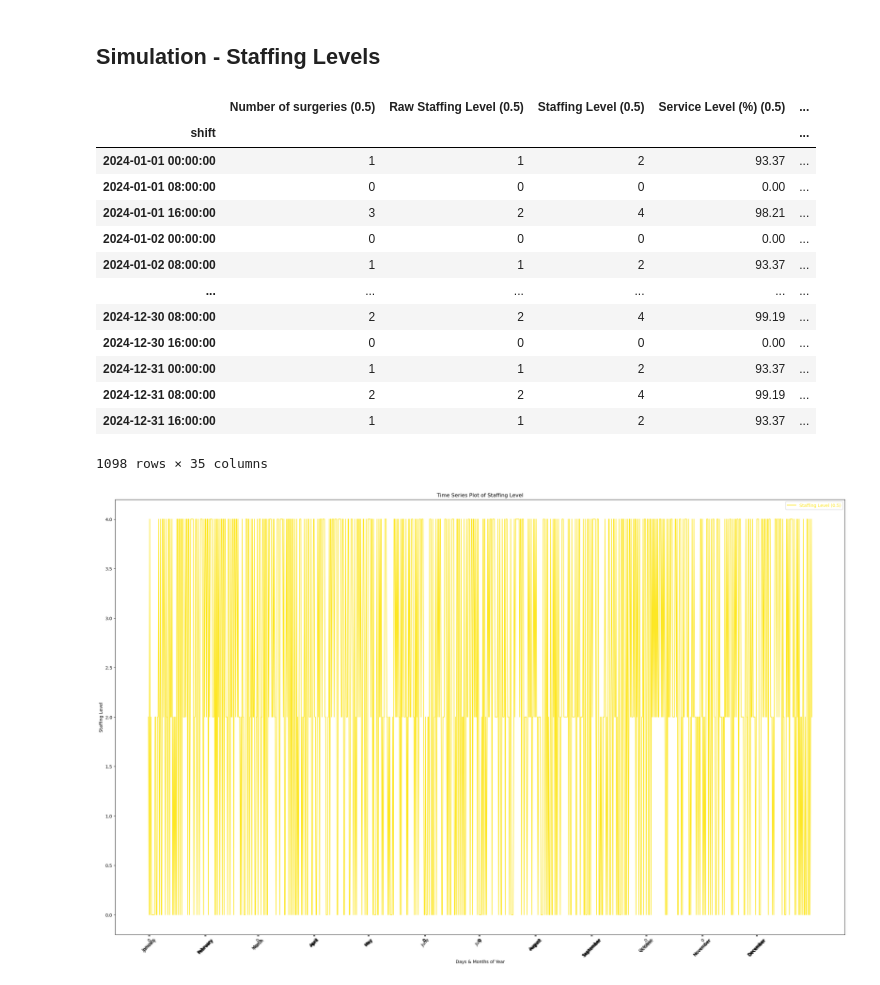
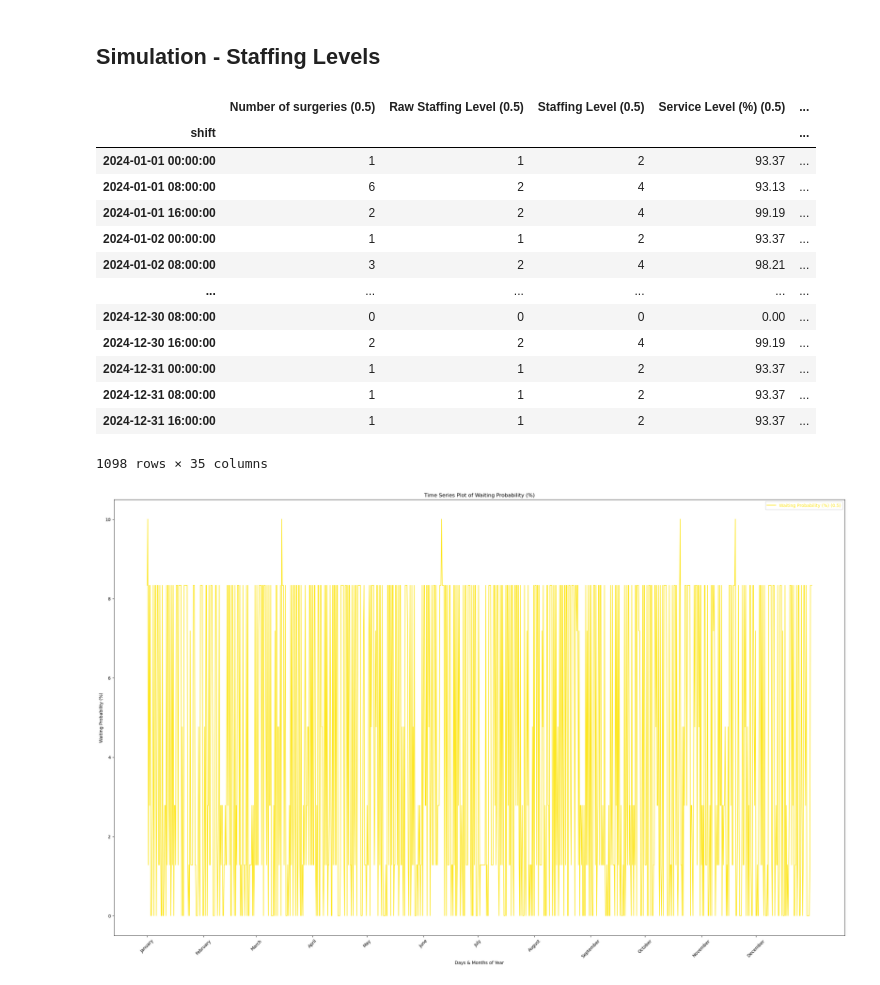
Before and after one commit to JoachimSvensson/HealthSector, a Jupyter notebook: FinalSchedules.ipynb, the cells around one changed output. Drawn from its saved outputs; the diff is of its cells as text; code cells hidden in the pictures.

Commit message:
Plot of shift demand done

```diff
--- a/FinalSchedules.ipynb
+++ b/FinalSchedules.ipynb
@@ -55,7 +55,7 @@ def update_values(row):
 
 def reverse_engineer_values(row):
     if row['day'] == 2:
-        row.iloc[:-1] = 0
+        row.iloc[:-3] = 0
     return row
 
 demand_df = demand_df.apply(update_values, axis=1)
@@ -105,26 +105,26 @@ staffing_levels.drop(['day', 'demand'], axis=1, inplace=True)
 # %%
 display(staffing_levels)
 month = 'All'
-observed_kpi = 'Staffing Level'
+observed_kpi = 'Waiting Probability (%)'
 aggregation_level = 'year'
 handling_times = [0.5]
 sim.create_staffing_levels_average_week_plot(staffing_levels=staffing_levels,
                                              month=month,
                                              observed_kpi=observed_kpi,
                                              handling_times=handling_times)
 # %% [output]
 |  | Number of surgeries (0.5) | Raw Staffing Level (0.5) | Staffing Level (0.5) | Service Level (%) (0.5) | ... |
 | shift |  |  |  |  | ... |
 | 2024-01-01 00:00:00 | 1 | 1 | 2 | 93.37 | ... |
-| 2024-01-01 08:00:00 | 0 | 0 | 0 | 0.00 | ... |
-| 2024-01-01 16:00:00 | 3 | 2 | 4 | 98.21 | ... |
-| 2024-01-02 00:00:00 | 0 | 0 | 0 | 0.00 | ... |
-| 2024-01-02 08:00:00 | 1 | 1 | 2 | 93.37 | ... |
+| 2024-01-01 08:00:00 | 6 | 2 | 4 | 93.13 | ... |
+| 2024-01-01 16:00:00 | 2 | 2 | 4 | 99.19 | ... |
+| 2024-01-02 00:00:00 | 1 | 1 | 2 | 93.37 | ... |
+| 2024-01-02 08:00:00 | 3 | 2 | 4 | 98.21 | ... |
 | ... | ... | ... | ... | ... | ... |
-| 2024-12-30 08:00:00 | 2 | 2 | 4 | 99.19 | ... |
-| 2024-12-30 16:00:00 | 0 | 0 | 0 | 0.00 | ... |
+| 2024-12-30 08:00:00 | 0 | 0 | 0 | 0.00 | ... |
+| 2024-12-30 16:00:00 | 2 | 2 | 4 | 99.19 | ... |
 | 2024-12-31 00:00:00 | 1 | 1 | 2 | 93.37 | ... |
-| 2024-12-31 08:00:00 | 2 | 2 | 4 | 99.19 | ... |
+| 2024-12-31 08:00:00 | 1 | 1 | 2 | 93.37 | ... |
 | 2024-12-31 16:00:00 | 1 | 1 | 2 | 93.37 | ... |
 1098 rows × 35 columns
-[figure, old version]
+[figure, new version]
```
Also changed, not shown: 1 other file.
